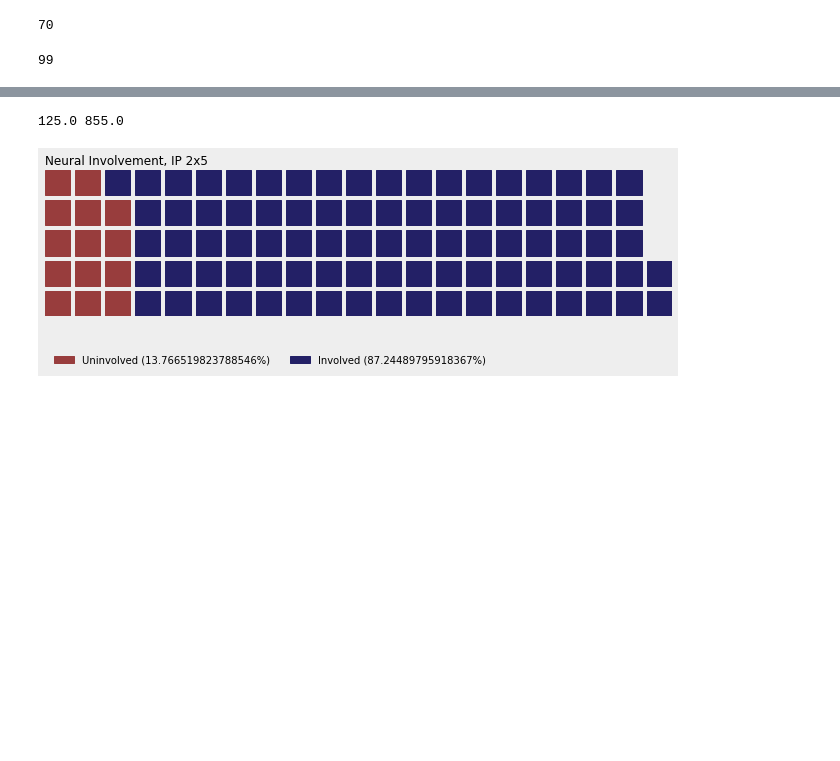
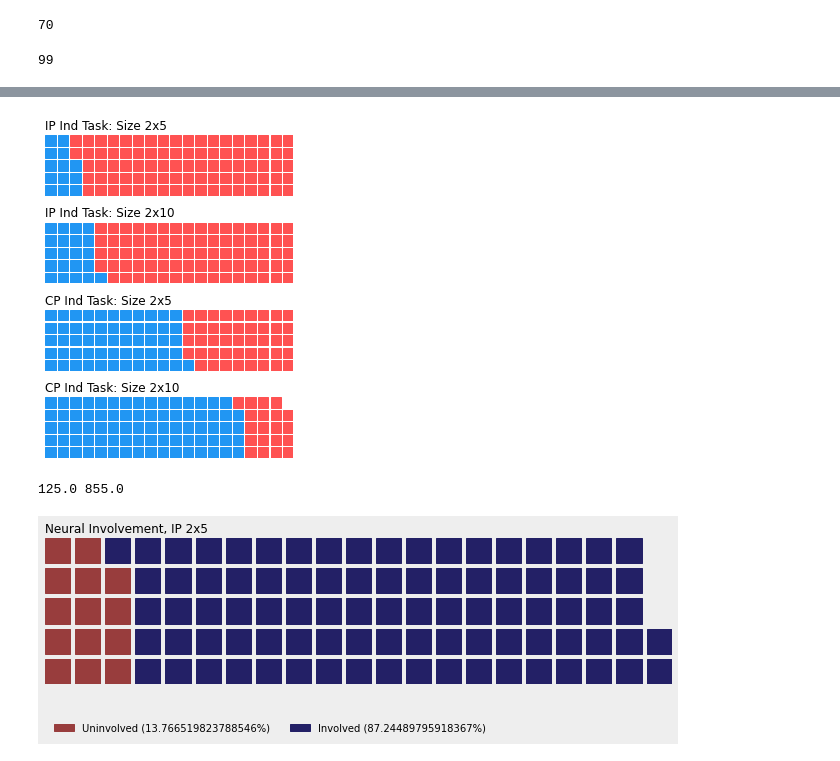
Before and after one commit to lvbenson/Neural_Reuse_New, a Jupyter notebook: Combined/IP_Reuse/Figures/figures.ipynb, the cells around one changed output, grey strips where cells are left out. Saved outputs shown, nothing was run; the diff lists cells and outputs as text; code cells hidden in the pictures; blank space fills up the shorter version.

Commit message:
network size figures

```diff
--- a/Combined/IP_Reuse/Figures/figures.ipynb
+++ b/Combined/IP_Reuse/Figures/figures.ipynb
@@ -115,25 +115,25 @@ fig = plt.figure(
     plots={
         '411': {
             'values': data['IP: 2x5'],
-            'labels': ["{0} ({1})".format(n, v) for n, v in data['IP: 2x5'].items()],
+            #'labels': ["{0} ({1})".format(n, v) for n, v in data['IP: 2x5'].items()],
             'legend': {'loc': 'upper left', 'bbox_to_anchor': (1.05, 1), 'fontsize': 8},
             'title': {'label': 'IP Ind Task: Size 2x5', 'loc': 'left'}
         },
         '412': {
             'values': data['IP: 2x10'],
-            'labels': ["{0} ({1})".format(n, v) for n, v in data['IP: 2x10'].items()],
+            #'labels': ["{0} ({1})".format(n, v) for n, v in data['IP: 2x10'].items()],
             'legend': {'loc': 'upper left', 'bbox_to_anchor': (1.2, 1), 'fontsize': 8},
             'title': {'label': 'IP Ind Task: Size 2x10', 'loc': 'left'}
         },
         '413': {
             'values': data['CP: 2x5'],
-            'labels': ["{0} ({1})".format(n, v) for n, v in data['CP: 2x5'].items()],
+            #'labels': ["{0} ({1})".format(n, v) for n, v in data['CP: 2x5'].items()],
             'legend': {'loc': 'upper left', 'bbox_to_anchor': (1.3, 1), 'fontsize': 8},
             'title': {'label': 'CP Ind Task: Size 2x5', 'loc': 'left'}
         },
         '414': {
             'values': data['CP: 2x10'],
-            'labels': ["{0} ({1})".format(n, v) for n, v in data['CP: 2x10'].items()],
+            #'labels': ["{0} ({1})".format(n, v) for n, v in data['CP: 2x10'].items()],
             'legend': {'loc': 'upper left', 'bbox_to_anchor': (1.3, 1), 'fontsize': 8},
             'title': {'label': 'CP Ind Task: Size 2x10', 'loc': 'left'}
         },
@@ -148,3 +148,4 @@ SyntaxError: invalid syntax (<ipython-input-74-a18e8d78cc36>, line 36)
+[figure, added]
 # %%
 dir = "C:/Users/benso/Desktop/Projects/Neural_Reuse/Neural_Reuse_New/Combined/IP_Reuse/Data_2x5"
 #dir = "/Users/lvbenson/Research_Projects/Neural_Reuse_New/Combined/IP_Reuse/Data_2x5"
```
Also changed, not shown: parts of 1 cell of this notebook, 5 other files.
